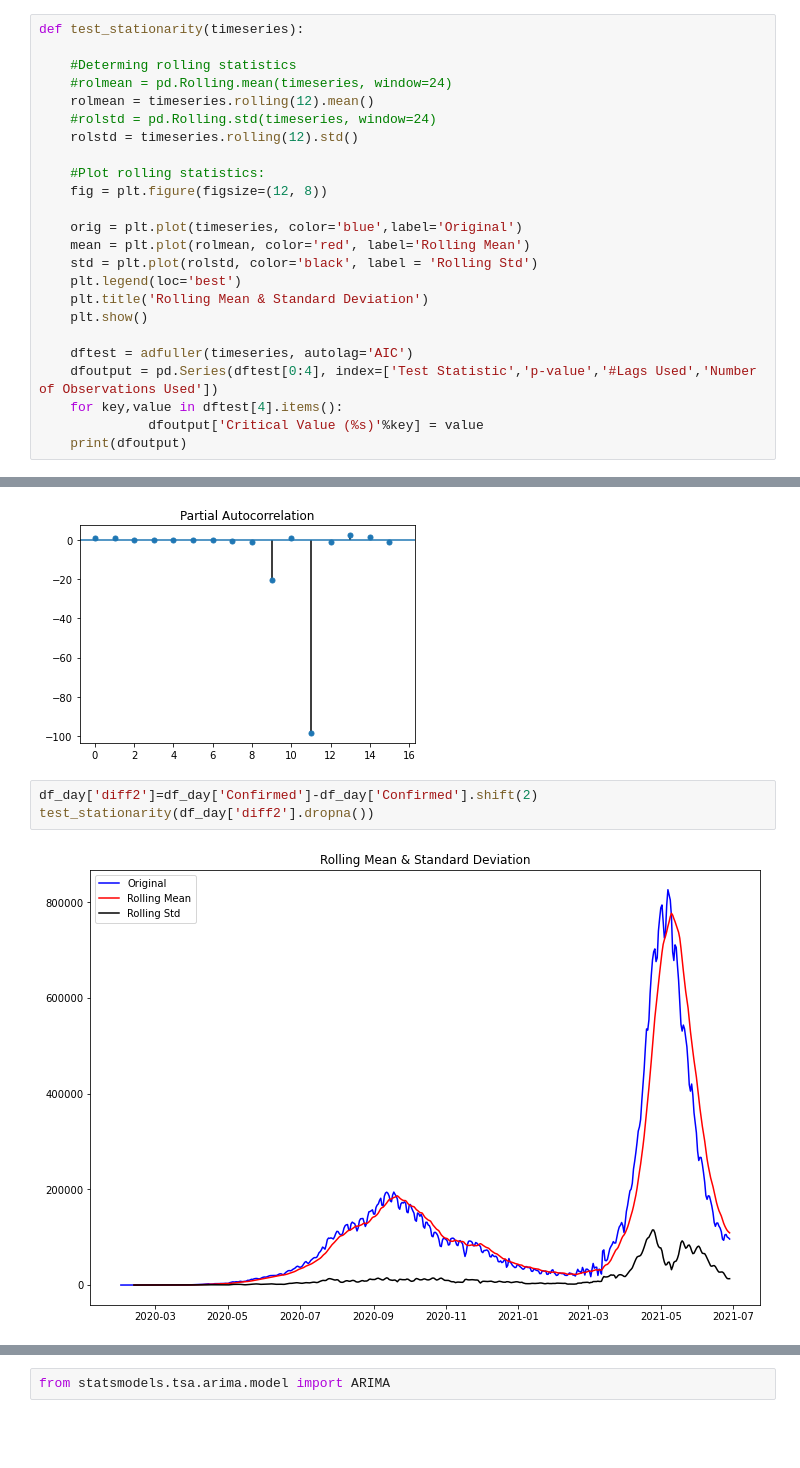
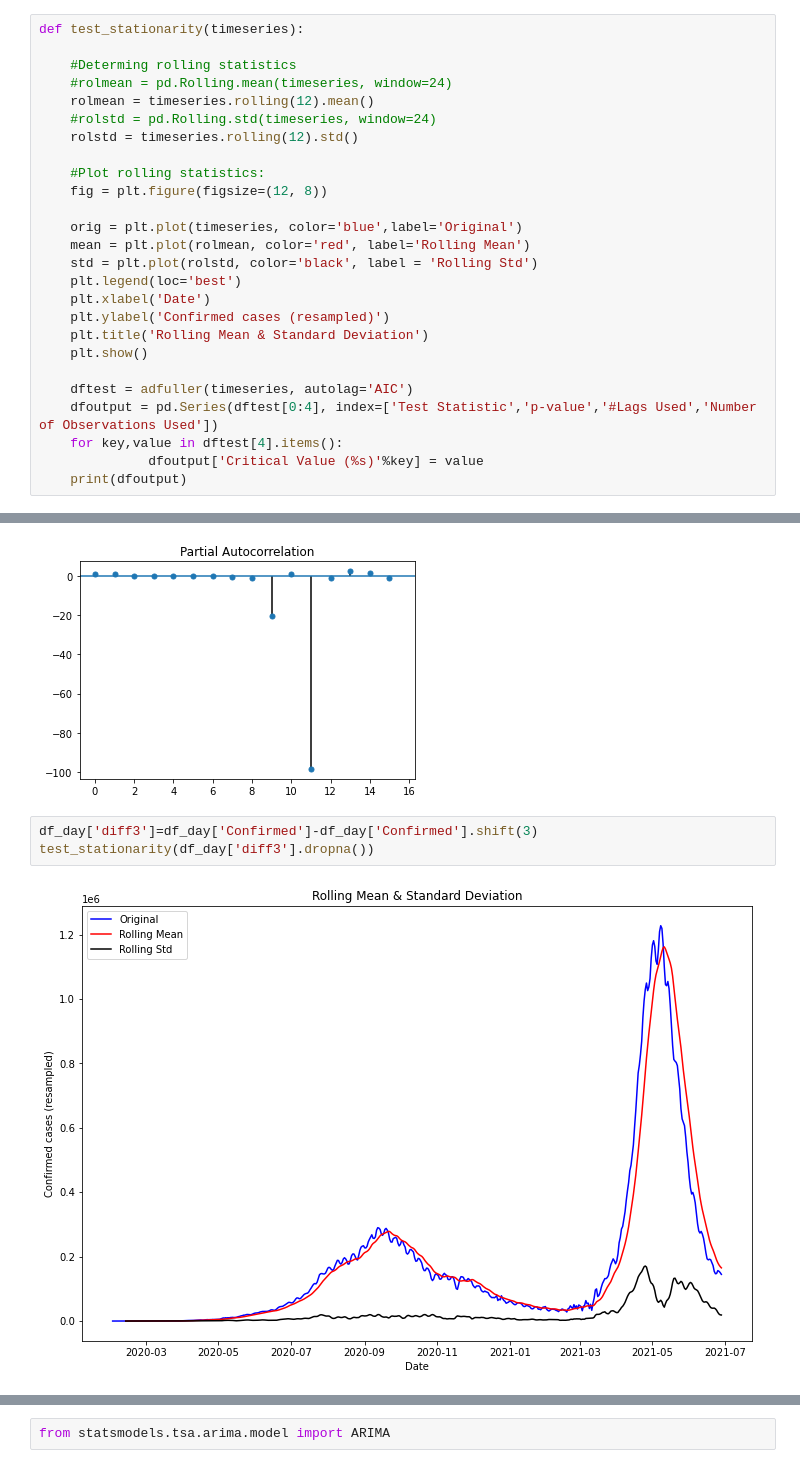
Before and after one commit to surbhimgr/covid-data-prediction, a Jupyter notebook: ARIMA model covid data .ipynb, the cells around one changed output, grey strips where cells are left out. Cells and saved outputs as stored; diff of their text form; blank space fills up the shorter version.

```diff
--- a/ARIMA model covid data .ipynb
+++ b/ARIMA model covid data .ipynb
@@ -124,6 +176,8 @@ def test_stationarity(timeseries):
     mean = plt.plot(rolmean, color='red', label='Rolling Mean')
     std = plt.plot(rolstd, color='black', label = 'Rolling Std')
     plt.legend(loc='best')
+    plt.xlabel('Date')
+    plt.ylabel('Confirmed cases (resampled)')
     plt.title('Rolling Mean & Standard Deviation')
     plt.show()
 
@@ -175,7 +229,7 @@ plt.show()
 # %% [output]
 [figure]
 # %%
-df_day['diff2']=df_day['Confirmed']-df_day['Confirmed'].shift(2)
-test_stationarity(df_day['diff2'].dropna())
+df_day['diff3']=df_day['Confirmed']-df_day['Confirmed'].shift(3)
+test_stationarity(df_day['diff3'].dropna())
 # %% [output]
-[figure, old version]
+[figure, new version]
```
Also changed, not shown: parts of 60 cells of this notebook.
